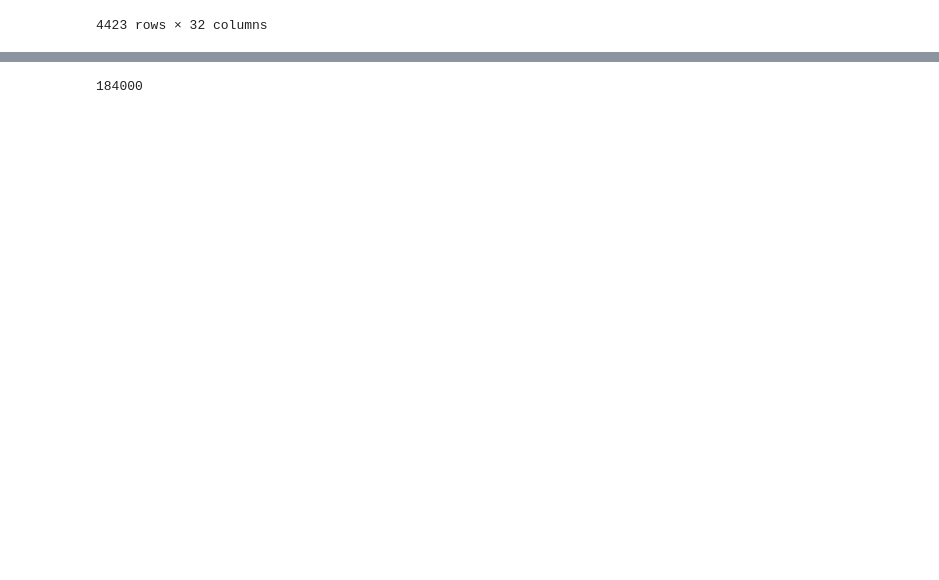
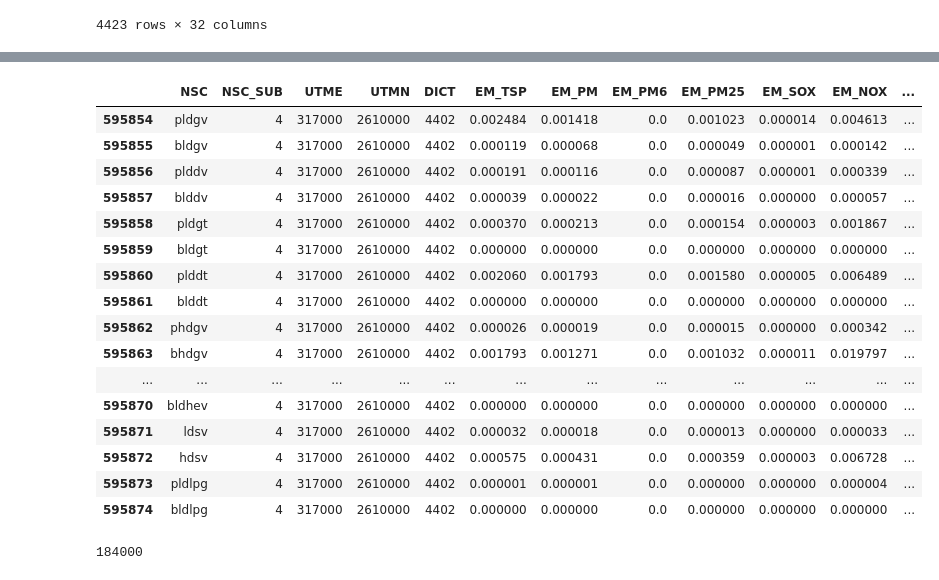
Before and after one commit to Linked-Open-Data-LOD-Taiwan/ontologies, a Jupyter notebook: script/air_TEDS.ipynb, the cells around one changed output, grey strips where cells are left out. Drawn from its saved outputs; the diff is of its cells as text; code cells hidden in the pictures; blank space fills up the shorter version.

```diff
--- a/script/air_TEDS.ipynb
+++ b/script/air_TEDS.ipynb
@@ -8,10 +8,14 @@ import pandas as pd
 import matplotlib.pyplot as plt
 from matplotlib.font_manager import FontProperties
 import numpy as np
-point_file = "dataset/TEDS10 POINT TWD97.dbf"
-line_file = "dataset/TEDS10_LINE_TWD97.dbf"
-#area_file = "dataset/TEDS10_AREA_WGS84.dbf" # r2 OK
-area_file = "dataset/TEDS10_AREA_TWD97.dbf"
+#point_file = "dataset/TEDS10 POINT TWD97.dbf"
+#line_file = "dataset/TEDS10_LINE_TWD97.dbf"
+#area_file = "dataset/TEDS10_AREA_TWD97.dbf"
+
+point_file = "dataset/TEDS10 POINT WGS84.dbf"
+line_file = "dataset/TEDS10_LINE_WGS84.dbf"
+area_file = "dataset/TEDS10_AREA_WGS84.dbf"
+myfont = FontProperties(fname=r'/Library/Fonts/Microsoft/MingLiU.ttf')
 
 
 import ezodf
@@ -35,10 +39,6 @@ pla_df = pd.read_csv('dataset/點線面_鄉鎮_PM25.csv')
 # 載入點源
 from dbfread import DBF
 import pandas as pd
-point_file = "dataset/TEDS10 POINT TWD97.dbf"
-line_file = "dataset/TEDS10_LINE_TWD97.dbf"
-area_file = "dataset/TEDS10_AREA_TWD97.dbf"
-point_file1 = "dataset/TEDS10 POINT TWD97.dbf"
 point_table = DBF(point_file,char_decode_errors='ignore',encoding='big5',load=True)
 cols = []
 for field in point_table.fields:
@@ -974,3 +945,25 @@ gis_line
+# %%
+y=line_df[line_df['UTME']==317000] #  317000,2610000
+xy=y[y['UTMN']==2610000]
+xy
+# %% [output]
+|  | NSC | NSC_SUB | UTME | UTMN | DICT | EM_TSP | EM_PM | EM_PM6 | EM_PM25 | EM_SOX | EM_NOX | ... |
+| 595854 | pldgv | 4 | 317000 | 2610000 | 4402 | 0.002484 | 0.001418 | 0.0 | 0.001023 | 0.000014 | 0.004613 | ... |
+| 595855 | bldgv | 4 | 317000 | 2610000 | 4402 | 0.000119 | 0.000068 | 0.0 | 0.000049 | 0.000001 | 0.000142 | ... |
+| 595856 | plddv | 4 | 317000 | 2610000 | 4402 | 0.000191 | 0.000116 | 0.0 | 0.000087 | 0.000001 | 0.000339 | ... |
+| 595857 | blddv | 4 | 317000 | 2610000 | 4402 | 0.000039 | 0.000022 | 0.0 | 0.000016 | 0.000000 | 0.000057 | ... |
+| 595858 | pldgt | 4 | 317000 | 2610000 | 4402 | 0.000370 | 0.000213 | 0.0 | 0.000154 | 0.000003 | 0.001867 | ... |
+| 595859 | bldgt | 4 | 317000 | 2610000 | 4402 | 0.000000 | 0.000000 | 0.0 | 0.000000 | 0.000000 | 0.000000 | ... |
+| 595860 | plddt | 4 | 317000 | 2610000 | 4402 | 0.002060 | 0.001793 | 0.0 | 0.001580 | 0.000005 | 0.006489 | ... |
+| 595861 | blddt | 4 | 317000 | 2610000 | 4402 | 0.000000 | 0.000000 | 0.0 | 0.000000 | 0.000000 | 0.000000 | ... |
+| 595862 | phdgv | 4 | 317000 | 2610000 | 4402 | 0.000026 | 0.000019 | 0.0 | 0.000015 | 0.000000 | 0.000342 | ... |
+| 595863 | bhdgv | 4 | 317000 | 2610000 | 4402 | 0.001793 | 0.001271 | 0.0 | 0.001032 | 0.000011 | 0.019797 | ... |
+| ... | ... | ... | ... | ... | ... | ... | ... | ... | ... | ... | ... | ... |
+| 595870 | bldhev | 4 | 317000 | 2610000 | 4402 | 0.000000 | 0.000000 | 0.0 | 0.000000 | 0.000000 | 0.000000 | ... |
+| 595871 | ldsv | 4 | 317000 | 2610000 | 4402 | 0.000032 | 0.000018 | 0.0 | 0.000013 | 0.000000 | 0.000033 | ... |
+| 595872 | hdsv | 4 | 317000 | 2610000 | 4402 | 0.000575 | 0.000431 | 0.0 | 0.000359 | 0.000003 | 0.006728 | ... |
+| 595873 | pldlpg | 4 | 317000 | 2610000 | 4402 | 0.000001 | 0.000001 | 0.0 | 0.000000 | 0.000000 | 0.000004 | ... |
+| 595874 | bldlpg | 4 | 317000 | 2610000 | 4402 | 0.000000 | 0.000000 | 0.0 | 0.000000 | 0.000000 | 0.000000 | ... |
 # %%
 # 面源 產生一些範例資料給 GIS 練習
 #area_df
```
Also changed, not shown: parts of 19 cells of this notebook, 37 other files.
